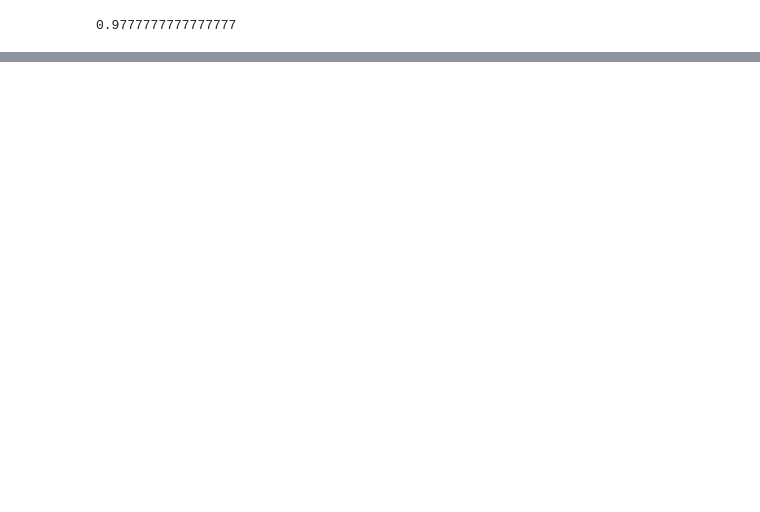
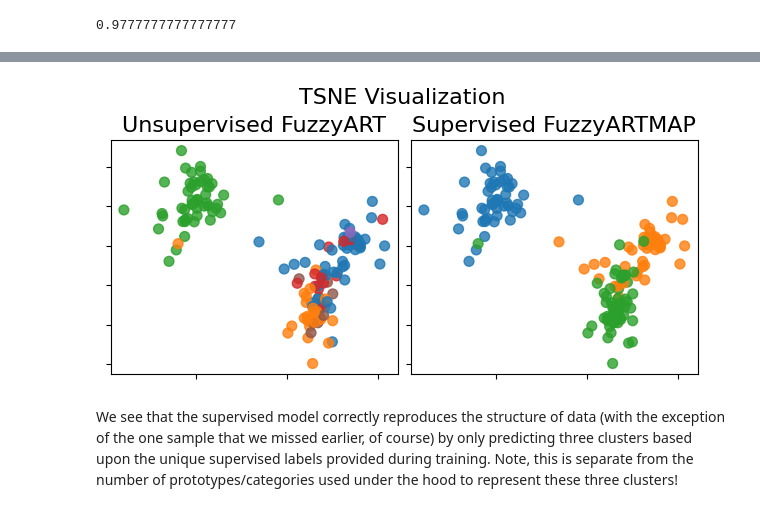
Before and after one commit to art-book-online/art-book-online.github.io, a Jupyter notebook: _notebooks/notebooks/artlib.ipynb, the cells around one changed output, grey strips where cells are left out. Drawn from its saved outputs; the diff is of its cells as text; code cells hidden in the pictures; blank space fills up the shorter version.

```diff
--- a/_notebooks/notebooks/artlib.ipynb
+++ b/_notebooks/notebooks/artlib.ipynb
@@ -358,0 +405,20 @@ If you see this, it means that there is more to come for this notebook.
+# %%
+# Preprocess the data (normalize and complement code)
+test_X_prep = model.prepare_data(full_data.x)
+# Predict data labels
+y_hats_supervised = model.predict(test_X_prep)
+
+# Generate the plot
+plot_side_by_side_2d(
+    S_t_sne.T,                  # The TSNE 2D projections
+    y_hats,                     # The clustered labels
+    y_hats_supervised,          # The true labels
+    "Unsupervised FuzzyART",
+    "Supervised FuzzyARTMAP",
+    "TSNE Visualization",
+)
+# %% [output]
+[figure, added]
+# %% [markdown]
+We see that the supervised model correctly reproduces the structure of data (with the exception of the one sample that we missed earlier, of course) by only predicting three clusters based upon the unique supervised labels provided during training.
+Note, this is separate from the number of prototypes/categories used under the hood to represent these three clusters!
```
Also changed, not shown: parts of 17 cells of this notebook.
